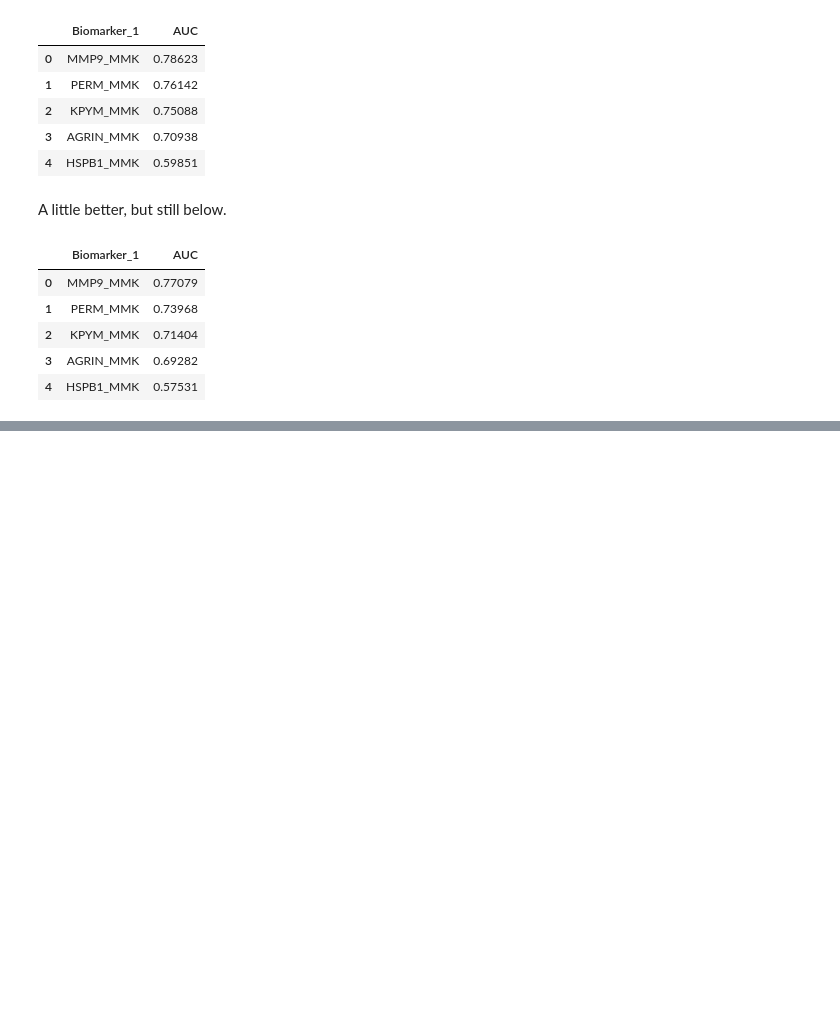
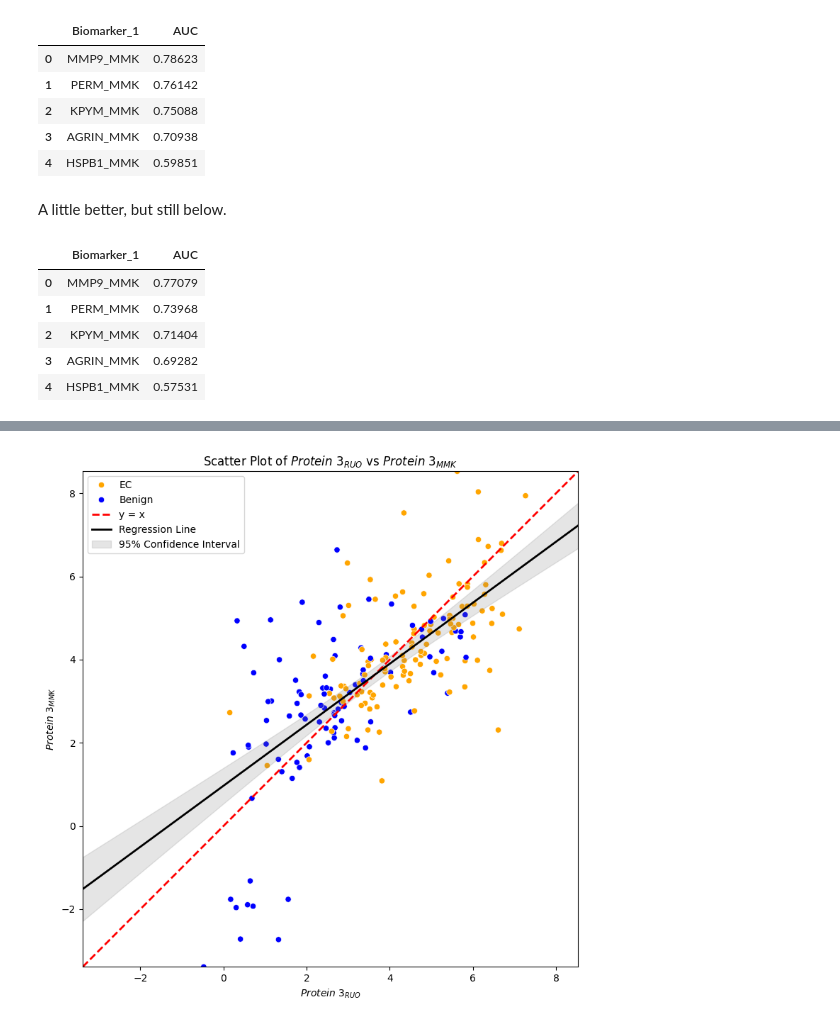
Before and after one commit to MiMARK-es/cohort-analysis, a Jupyter notebook: notebooks/240_mmk_2024_vs_ruo_2022.ipynb, the cells around one changed output, grey strips where cells are left out. Drawn from its saved outputs; the diff is of its cells as text; code cells hidden in the pictures; blank space fills up the shorter version.

```diff
--- a/notebooks/240_mmk_2024_vs_ruo_2022.ipynb
+++ b/notebooks/240_mmk_2024_vs_ruo_2022.ipynb
@@ -437,0 +460,10 @@ pd.read_csv(RESULTS_PATH_MMK+'/normalized/max_1.csv', sep=',', header=0)[['Bioma
+# %%
+# PERM = Protein 3
+utils.plot_biomarkers_scatterplot(df_merged.dropna(subset=['PERM_RUO_normalized', 'PERM_MMK_normalized']),
+                                 'PERM_RUO_normalized',
+                                 'PERM_MMK_normalized',
+                                 target_col='Pathology',
+                                 label_x='$Protein\ 3_{RUO}$',
+                                 label_y='$Protein\ 3_{MMK}$')
+# %% [output]
+[figure, added]
```
Also changed, not shown: parts of 7 cells of this notebook, 2 other files.
